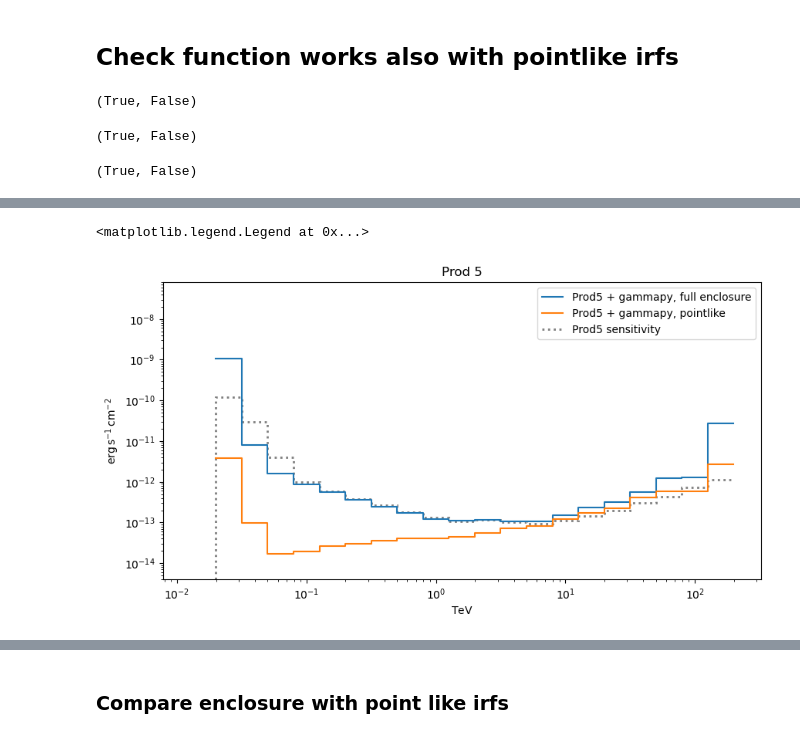
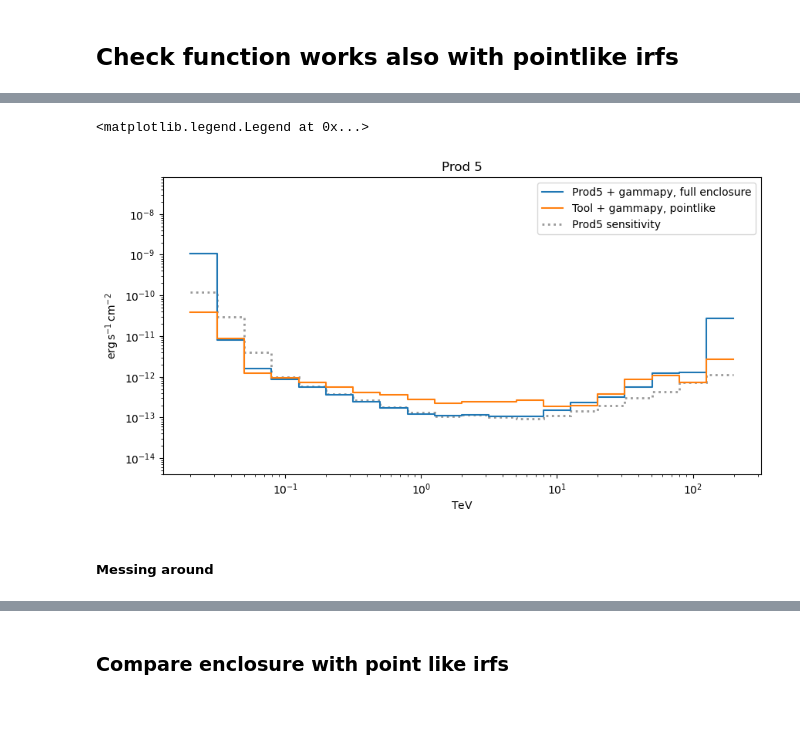
Before and after one commit to Tobychev/GammapySensitivity, a Jupyter notebook: SensitivityFromIRF.ipynb, the cells around one changed output, grey strips where cells are left out. Saved outputs shown, nothing was run; the diff lists cells and outputs as text; code cells hidden in the pictures; blank space fills up the shorter version.

Commit message:
Implemented work-around for point-like irfs

```diff
--- a/SensitivityFromIRF.ipynb
+++ b/SensitivityFromIRF.ipynb
@@ -123,7 +176,8 @@ pyirf_irf_fits = IRF_ROOT / "Match_ED_IRF.fits"
 # %%
 prod5_sens, p5_en = load_sensitivity(prod5_irf_root)
 irf_tab_p5 = load_irf_with_rad_max(prod5_irf_fits, prod5_irf_root)
-irf_tab_p5_point = load_irf_with_rad_max(prod5_irf_point_fits, prod5_irf_root)
+irf_tab_p5_point = load_irf_dict_from_file(prod5_irf_point_fits)
+irf_tab_p5_point2 = load_irf_dict_from_file(prod5_irf_point_fits)
 
 
 prod3_sens, p3_en = load_sensitivity(prod3_irf_root)
@@ -131,8 +185,8 @@ irf_tab_p3 = load_irf_with_rad_max(prod3_irf_fits, prod3_irf_root)
 
 irf_tab_py = load_irf_dict_from_file(pyirf_irf_fits)
 
-irf_tab_p5["edisp"].normalize()
-irf_tab_p5_point["edisp"].normalize()
+#irf_tab_p5["edisp"].normalize()
+#irf_tab_p5_point["edisp"].normalize()
 # %% [output]
 WARNING: UnitsWarning: '1/(MeV s sr)' did not parse as fits unit: Numeric factor not supported by FITS If this is meant to be a custom unit, define it with 'u.def_unit'. To have it recognized inside a ...
 WARNING:astropy:UnitsWarning: '1/(MeV s sr)' did not parse as fits unit: Numeric factor not supported by FITS If this is meant to be a custom unit, define it with 'u.def_unit'. To have it recognized i ...
@@ -174,26 +228,16 @@ WARNING:root:Table column name energy will be deprecated by e_ref since v1.2
 [figure]
 # %% [markdown]
 ## Check function works also with pointlike irfs
-# %%
-irf_tab_p5_point["aeff"].is_pointlike, irf_tab_p5["aeff"].is_pointlike
-# %% [output]
-(True, False)
-# %%
-irf_tab_p5_point["edisp"].is_pointlike, irf_tab_p5["edisp"].is_pointlike
-# %% [output]
-(True, False)
-# %%
-irf_tab_p5_point["bkg"].is_pointlike, irf_tab_p5["bkg"].is_pointlike
-# %% [output]
-(True, False)
 # %%
-p5_gE, p5_gSens, _ = gp_sensitivity_curve(irf_tab_p5, p5_en, enclosure=True, conf={"point_offset": 0.5 * u.deg})
+p5_gE, p5_gSens, full_tab = gp_sensitivity_curve(irf_tab_p5, p5_en, enclosure=True, conf={"point_offset": 0.5 * u.deg})
 p5p_gE, p5p_gSens, _ = gp_sensitivity_curve(irf_tab_p5_point, p5_en, enclosure=False, conf={"point_offset": 0.5 * u.deg})
+pyp_gE, pyp_gSens, _ = gp_sensitivity_curve(irf_tab_py, p5_en, enclosure=False, conf={"point_offset": 0.5 * u.deg})
 
 fig, ax = plt.subplots(1, 1, figsize=(10, 5))
 plt.step(p5_gE, p5_gSens, label="Prod5 + gammapy, full enclosure")
-plt.step(p5p_gE, p5p_gSens, label="Prod5 + gammapy, pointlike")
-plt.stairs(prod5_sens, p5_en, label="Prod5 sensitivity", linestyle=":", color="k", lw=2, alpha=0.5, baseline=None)
+#plt.step(p5p_gE, p5p_gSens, label="Prod5 + gammapy, pointlike")
+plt.step(pyp_gE, pyp_gSens, label="Tool + gammapy, pointlike")
+plt.stairs(prod5_sens[1:], p5_en[1:], label="Prod5 sensitivity", linestyle=":", color="k", lw=2, alpha=0.4, baseline=None)
 
 plt.title("Prod 5")
 
@@ -206,5 +251,7 @@ WARNING:root:Table column name energy will be deprecated by e_ref since v1.2
 <matplotlib.legend.Legend at 0x...>
-[figure, old version]
+[figure, new version]
+# %% [markdown]
+##### Messing around
 # %%
 p5_gE, p5_gSens, _ = gp_sensitivity_curve(irf_tab_p5, p5_en, enclosure=True, conf={"point_offset": 0.5 * u.deg})
 p5p_gE, p5p_gSens, _ = gp_sensitivity_curve(irf_tab_p5_point, p5_en, enclosure=False, conf={"point_offset": 0.5 * u.deg})
```
Also changed, not shown: parts of 18 cells of this notebook.
